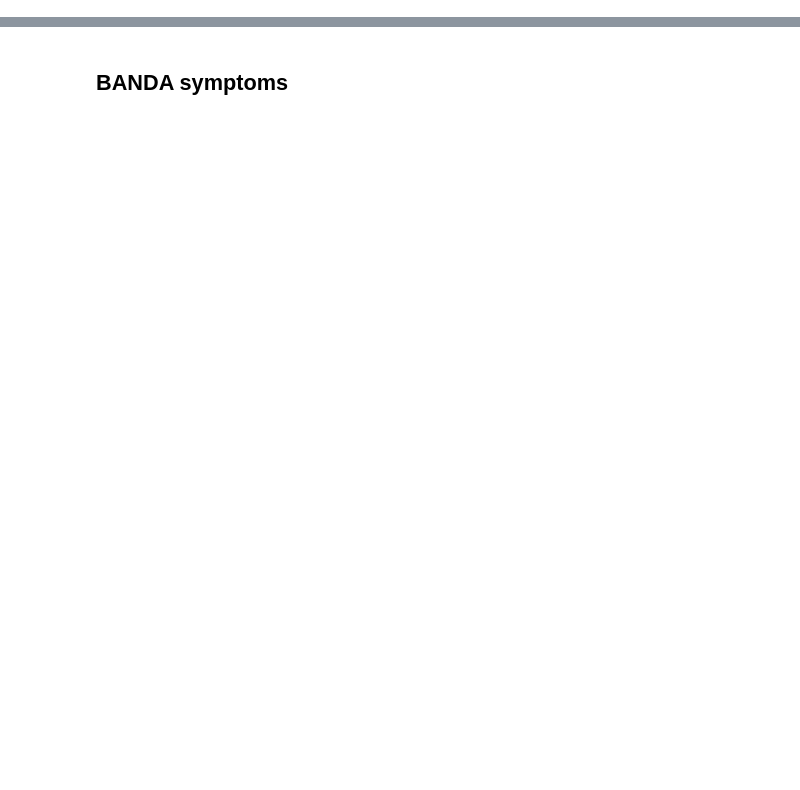
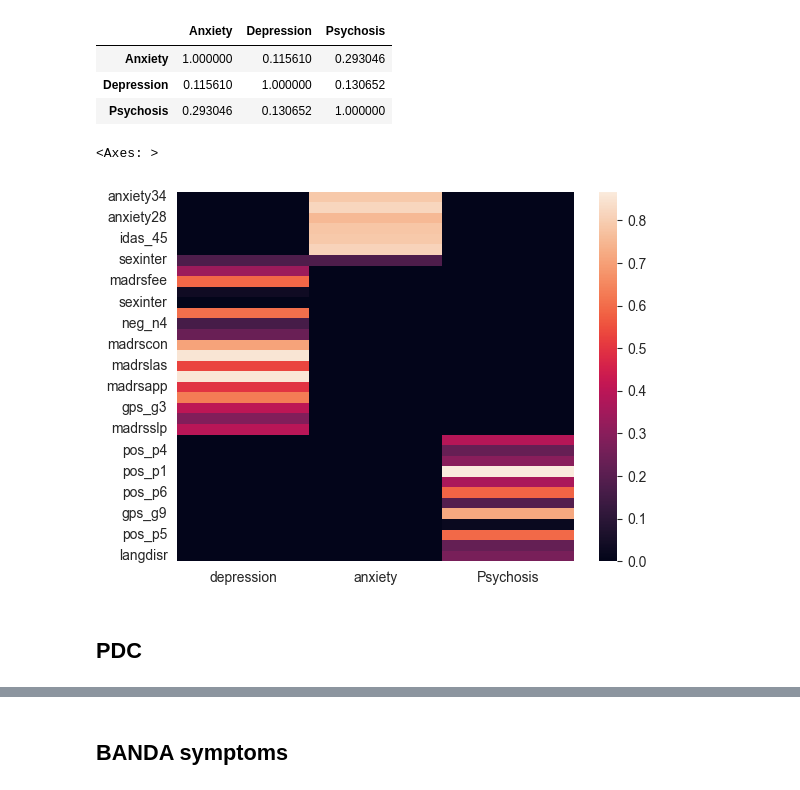
Before and after one commit to Daniel-Halls/conilab, a Jupyter notebook: conilab/hcp-disease/symptom_clusters.ipynb, the cells around one changed output, grey strips where cells are left out. Drawn from its saved outputs; the diff is of its cells as text; code cells hidden in the pictures; blank space fills up the shorter version.

```diff
--- a/conilab/hcp-disease/symptom_clusters.ipynb
+++ b/conilab/hcp-disease/symptom_clusters.ipynb
@@ -317,0 +139,2 @@ sns.heatmap(pd.concat([pdc_scores[pdc_columns], pdc_data[['Anxiety', 'Depression
+# %%
+ep_matrix = create_loading_design_matrix(ep_loadings_dict, ep_columns)
@@ -317,0 +151,9 @@ sns.heatmap(pd.concat([pdc_scores[pdc_columns], pdc_data[['Anxiety', 'Depression
+# %%
+ep_scaled = scaled_data(ep_scores[ep_columns])
+ep_model = cfa_model(ep_matrix, ep_scaled, len(ep_loadings_dict.keys()), len(ep_columns), [key for key in ep_loadings_dict.keys()])
+# %%
+fit = model_fit_parameters(ep_model, ep_scaled, cols=ep_columns)
+loading_df = fit['loadings'].rename(index={1: 'anxiety', 0: 'depression', 2: 'Psychosis'})
+display(loading_df)
+display(f"rmse {fit['rmse']}")
+display(f"mse {fit['mse']}")
@@ -317,0 +193,14 @@ sns.heatmap(pd.concat([pdc_scores[pdc_columns], pdc_data[['Anxiety', 'Depression
+# %%
+ep_data[['Anxiety', 'Depression', 'Psychosis']].corr()
+# %% [output]
+|  | Anxiety | Depression | Psychosis |
+| Anxiety | 1.000000 | 0.115610 | 0.293046 |
+| Depression | 0.115610 | 1.000000 | 0.130652 |
+| Psychosis | 0.293046 | 0.130652 | 1.000000 |
+# %%
+sns.heatmap(loading_df.T)
+# %% [output]
+<Axes: >
+[figure, added]
+# %% [markdown]
+## PDC
```
Also changed, not shown: parts of 106 cells of this notebook, 6 other files.
